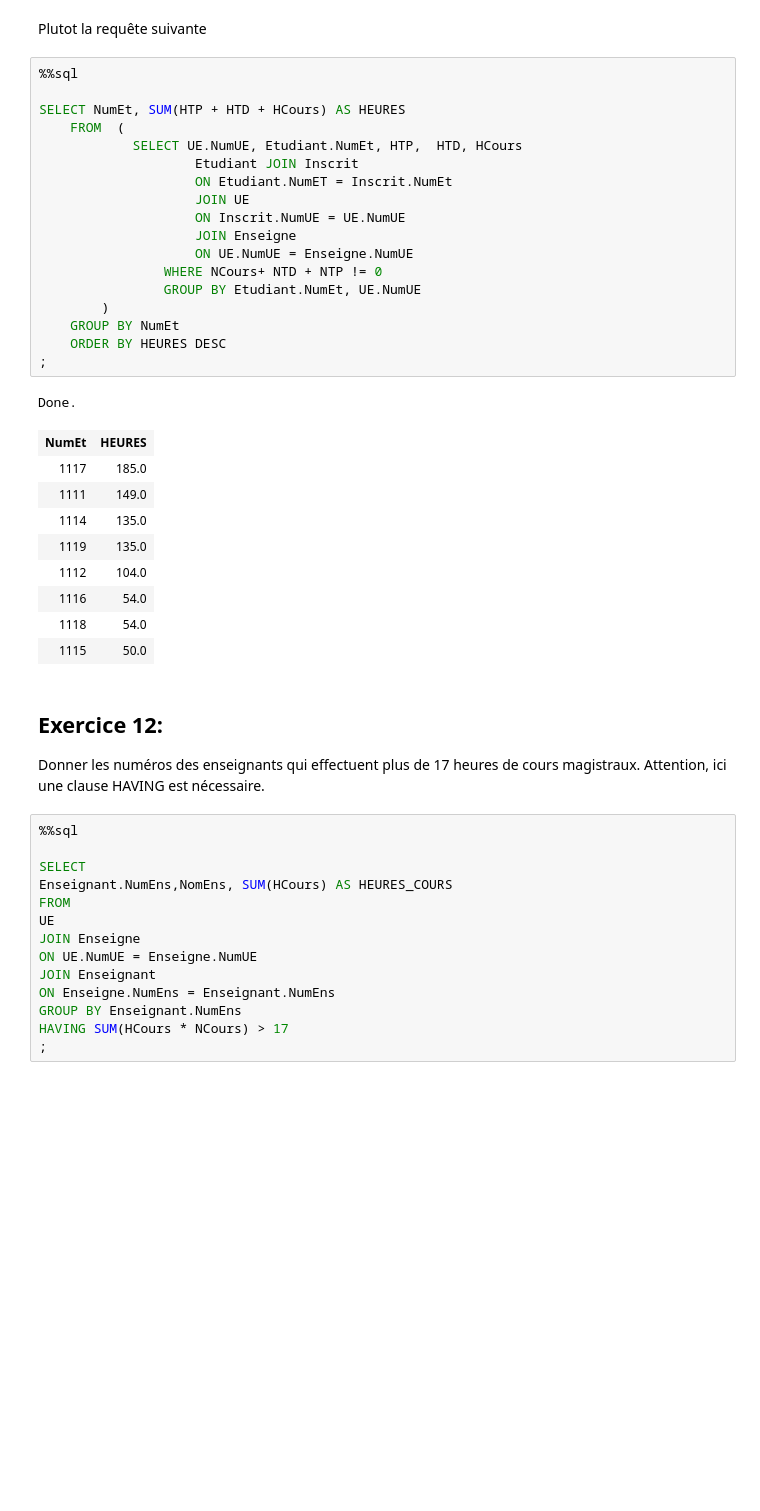
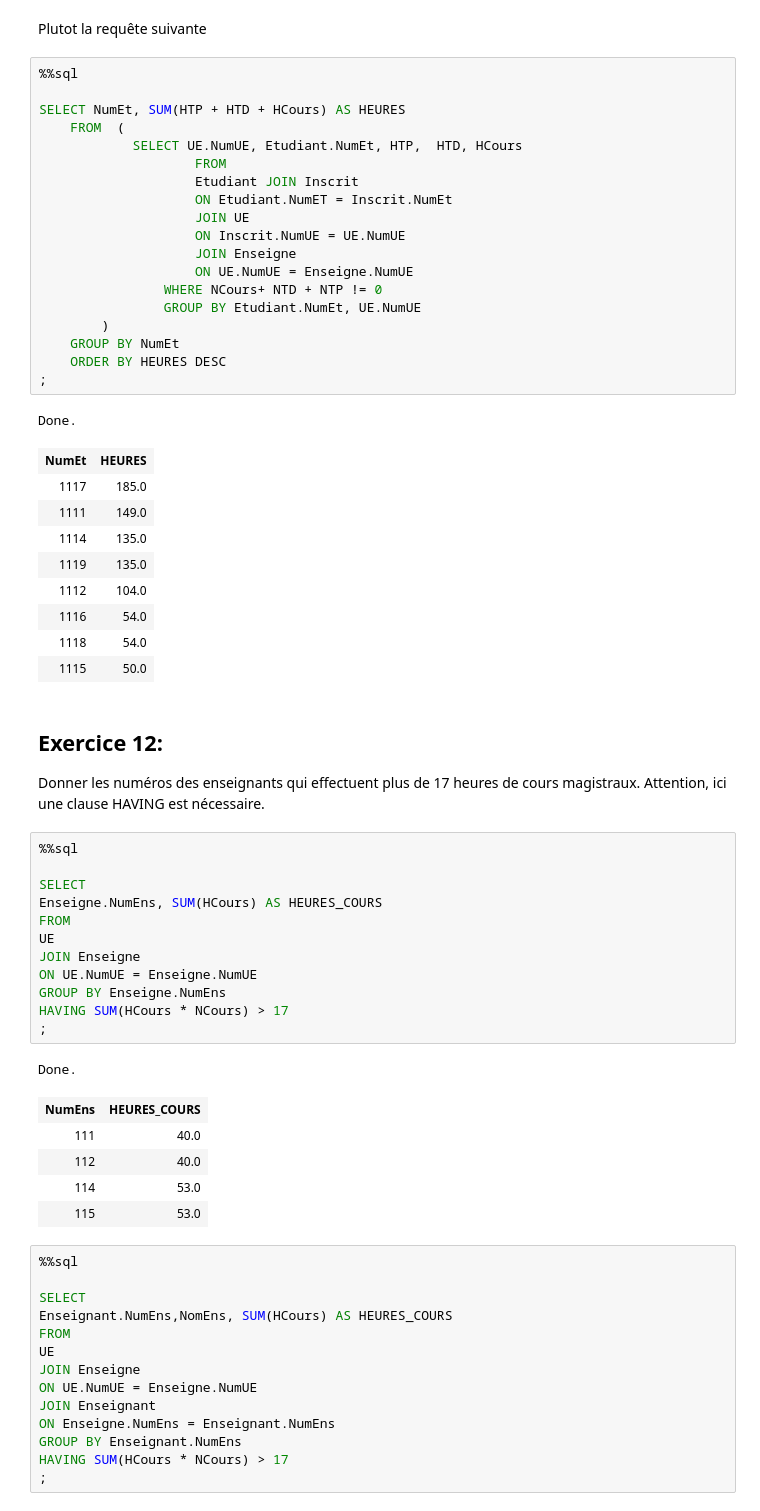
Before and after one commit to frederic-junier/DIU, a Jupyter notebook: bloc4/BDD/sandbox/TP-Etudiant/TP_Junier.ipynb, the cells around one changed output. Drawn from its saved outputs; the diff is of its cells as text; blank space fills up the shorter version.

```diff
--- a/bloc4/BDD/sandbox/TP-Etudiant/TP_Junier.ipynb
+++ b/bloc4/BDD/sandbox/TP-Etudiant/TP_Junier.ipynb
@@ -507,6 +534,7 @@ Plutot la requête suivante
 SELECT NumEt, SUM(HTP + HTD + HCours) AS HEURES
     FROM  (
             SELECT UE.NumUE, Etudiant.NumEt, HTP,  HTD, HCours
+                    FROM
                     Etudiant JOIN Inscrit
                     ON Etudiant.NumET = Inscrit.NumEt
                     JOIN UE
@@ -535,6 +563,25 @@ Done.
 
 Donner les numéros des enseignants qui effectuent plus de 17 heures de cours magistraux.
 Attention, ici une clause HAVING est nécessaire.
+# %%
+%%sql
+
+SELECT
+Enseigne.NumEns, SUM(HCours) AS HEURES_COURS
+FROM
+UE
+JOIN Enseigne
+ON UE.NumUE = Enseigne.NumUE
+GROUP BY Enseigne.NumEns
+HAVING SUM(HCours * NCours) > 17
+;
+# %% [output]
+Done.
+| NumEns | HEURES_COURS |
+| 111 | 40.0 |
+| 112 | 40.0 |
+| 114 | 53.0 |
+| 115 | 53.0 |
 # %%
 %%sql
 
```
Also changed, not shown: parts of 8 cells of this notebook, 5 other files.
